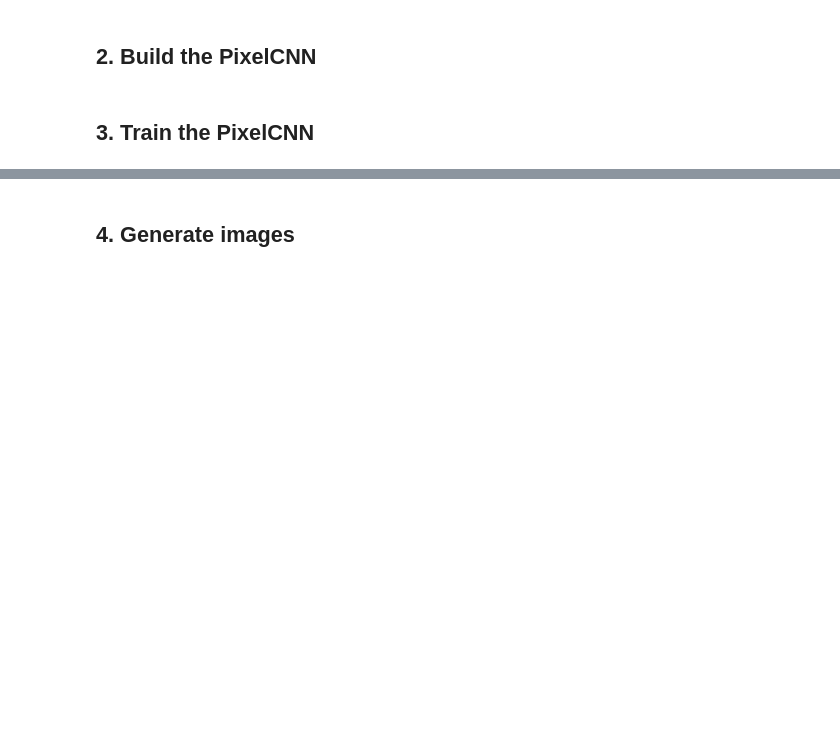
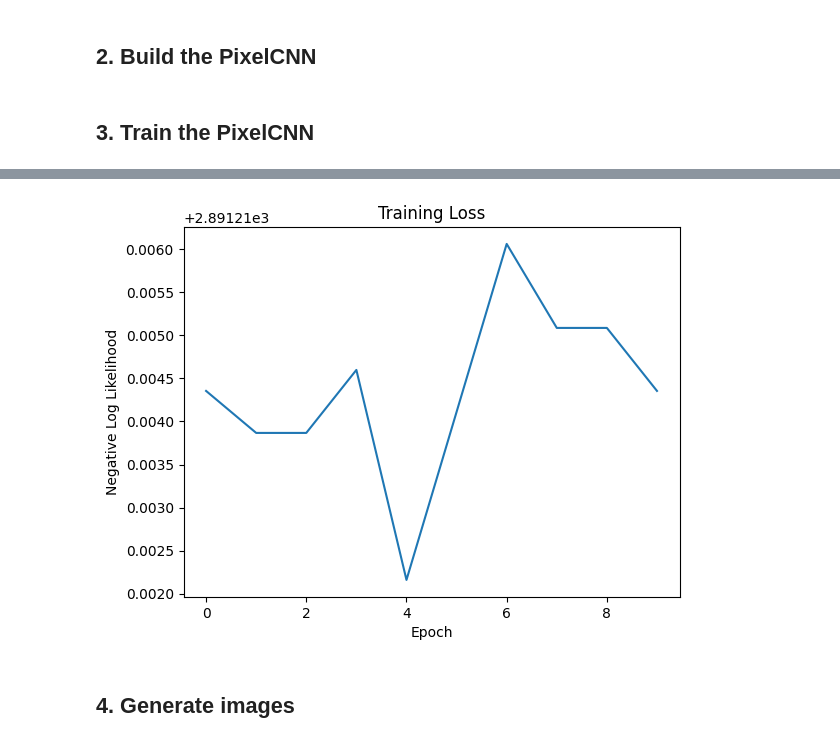
Before and after one commit to pxu/Generative_Deep_Learning_2nd_Edition, a Jupyter notebook: notebooks/05_autoregressive/03_pixelcnn_md/pixelcnn_md-project2.ipynb, the cells around one changed output, grey strips where cells are left out. Saved outputs shown, nothing was run; the diff lists cells and outputs as text; code cells hidden in the pictures; blank space fills up the shorter version.

```diff
--- a/notebooks/05_autoregressive/03_pixelcnn_md/pixelcnn_md-project2.ipynb
+++ b/notebooks/05_autoregressive/03_pixelcnn_md/pixelcnn_md-project2.ipynb
@@ -198,3 +206,12 @@ Saved to ./output/generated_img_004.png
+# %%
+# Plot training loss curve
+plt.plot(history.history['loss'])
+plt.title("Training Loss")
+plt.xlabel("Epoch")
+plt.ylabel("Negative Log Likelihood")
+plt.show()
+# %% [output]
+[figure, added]
 # %% [markdown]
 ## 4. Generate images <a name="generate"></a>
 # %%
```
Also changed, not shown: parts of 11 cells of this notebook.
